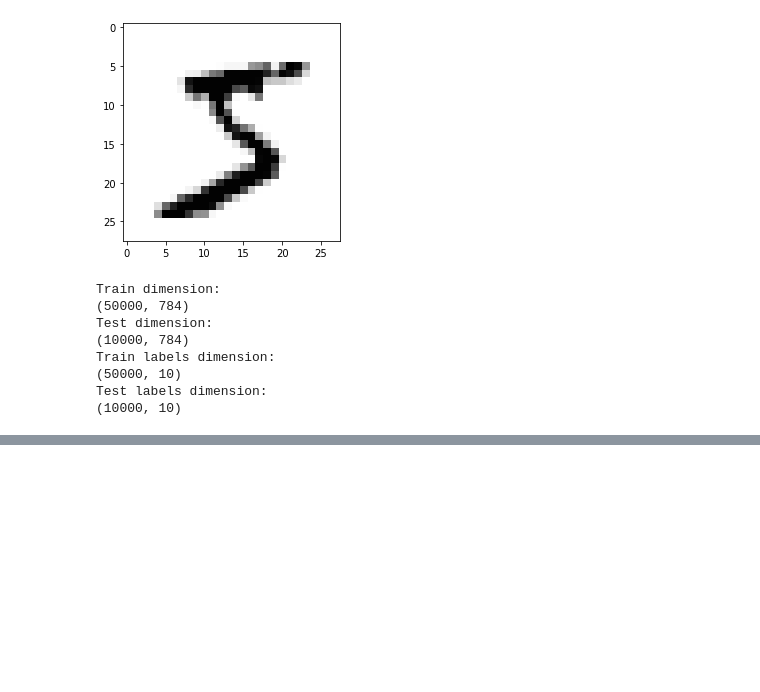
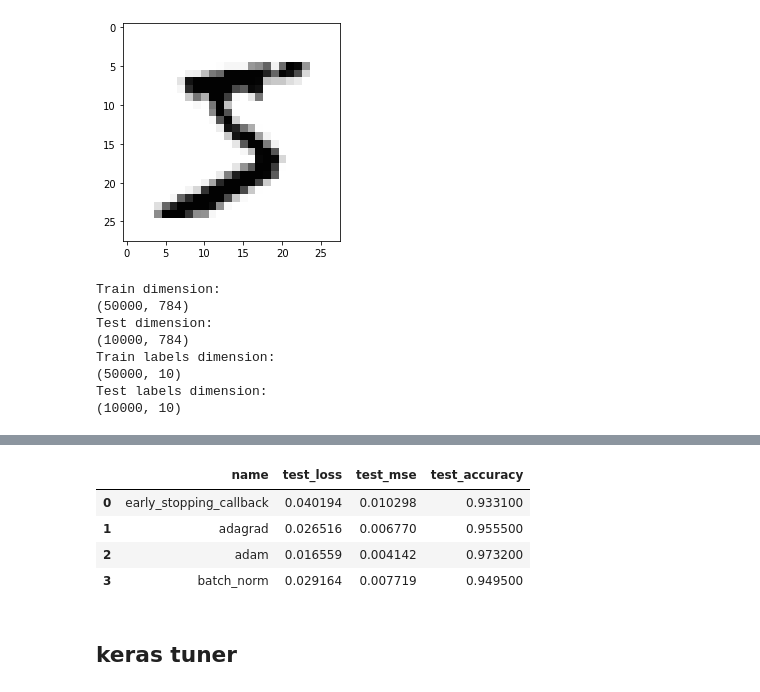
Before and after one commit to ekolodezeva/ml_fall2020, a Jupyter notebook: keras_1_Kolodezeva.ipynb, the cells around one changed output, grey strips where cells are left out. Drawn from its saved outputs; the diff is of its cells as text; code cells hidden in the pictures; blank space fills up the shorter version.

Commit message:
added last keras task

```diff
--- a/keras_1_Kolodezeva.ipynb
+++ b/keras_1_Kolodezeva.ipynb
@@ -361,0 +533,5 @@ SGD_statistics
+# %%
+test_loss, test_mse, test_acc = model.evaluate(X_test, y_test)
+print(f'Test loss: {test_loss}, test mse: {test_mse}, test accuracy: {test_acc}')
+task2_statistics.loc[k] = ['adagrad', test_loss, test_mse, test_acc]
+k+=1
@@ -361,0 +569,5 @@ SGD_statistics
+# %%
+test_loss, test_mse, test_acc = model.evaluate(X_test, y_test)
+print(f'Test loss: {test_loss}, test mse: {test_mse}, test accuracy: {test_acc}')
+task2_statistics.loc[k] = ['adam', test_loss, test_mse, test_acc]
+k+=1
@@ -361,0 +581,25 @@ SGD_statistics
+# %%
+# Batch normalization добавляем после плотного слоя и перед активацией, дропаут - между слоями
+model = Sequential()
+model.add(Dense(512, input_shape=(28 * 28,)))
+model.add(BatchNormalization())
+model.add(Activation('relu'))
+
+model.add(Dropout(0.5))
+
+model.add(Dense(256))
+model.add(BatchNormalization())
+model.add(Activation('relu'))
+
+model.add(Dense(10, activation='softmax'))
+
+model.compile(optimizer='sgd',
+                loss='binary_crossentropy',
+                metrics = ['mean_squared_error', 'accuracy'])
+
+log_dir = "logs/fit/" + datetime.datetime.now().strftime("%Y%m%d-%H%M%S")
+tensorboard_callback = tf.keras.callbacks.TensorBoard(log_dir=log_dir, histogram_freq=1)
+early_stopping_callback = keras.callbacks.EarlyStopping(monitor='val_loss', min_delta=0.001)
+
+history_batch_norm = model.fit(X_train, y_train, epochs=50, validation_data=(X_test, y_test),
+                    callbacks=[tensorboard_callback, early_stopping_callback])
@@ -361,0 +624,5 @@ SGD_statistics
+# %%
+test_loss, test_mse, test_acc = model.evaluate(X_test, y_test)
+print(f'Test loss: {test_loss}, test mse: {test_mse}, test accuracy: {test_acc}')
+task2_statistics.loc[k] = ['batch_norm', test_loss, test_mse, test_acc]
+k+=1
@@ -361,0 +632,9 @@ SGD_statistics
+# %%
+cm = sns.light_palette("green", as_cmap=True)
+task2_statistics.style.background_gradient(cmap=cm)
+# %% [output]
+|  | name | test_loss | test_mse | test_accuracy |
+| 0 | early_stopping_callback | 0.040194 | 0.010298 | 0.933100 |
+| 1 | adagrad | 0.026516 | 0.006770 | 0.955500 |
+| 2 | adam | 0.016559 | 0.004142 | 0.973200 |
+| 3 | batch_norm | 0.029164 | 0.007719 | 0.949500 |
@@ -361,0 +643,2 @@ SGD_statistics
+# %% [markdown]
+## keras tuner
```
Also changed, not shown: parts of 54 cells of this notebook.
